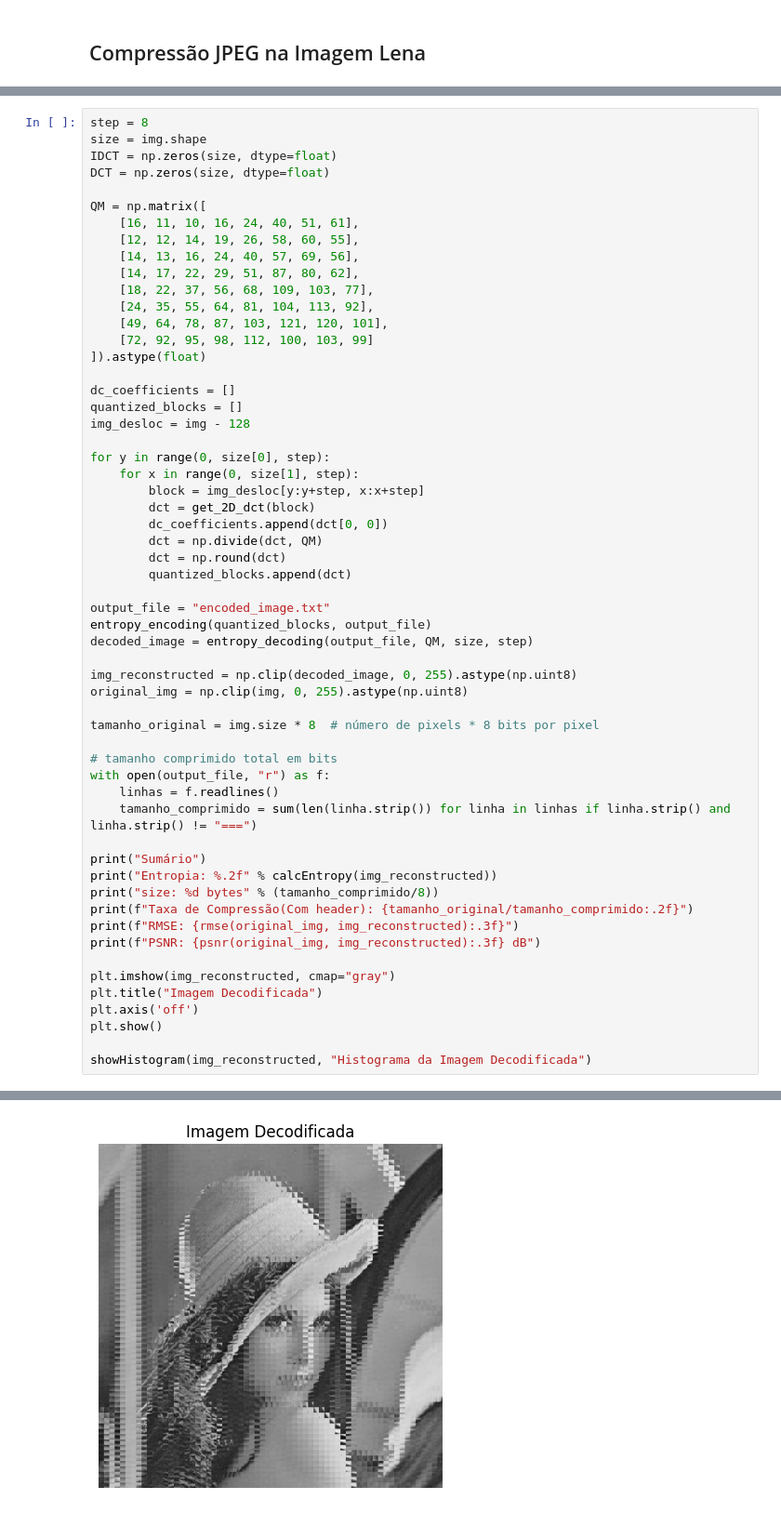
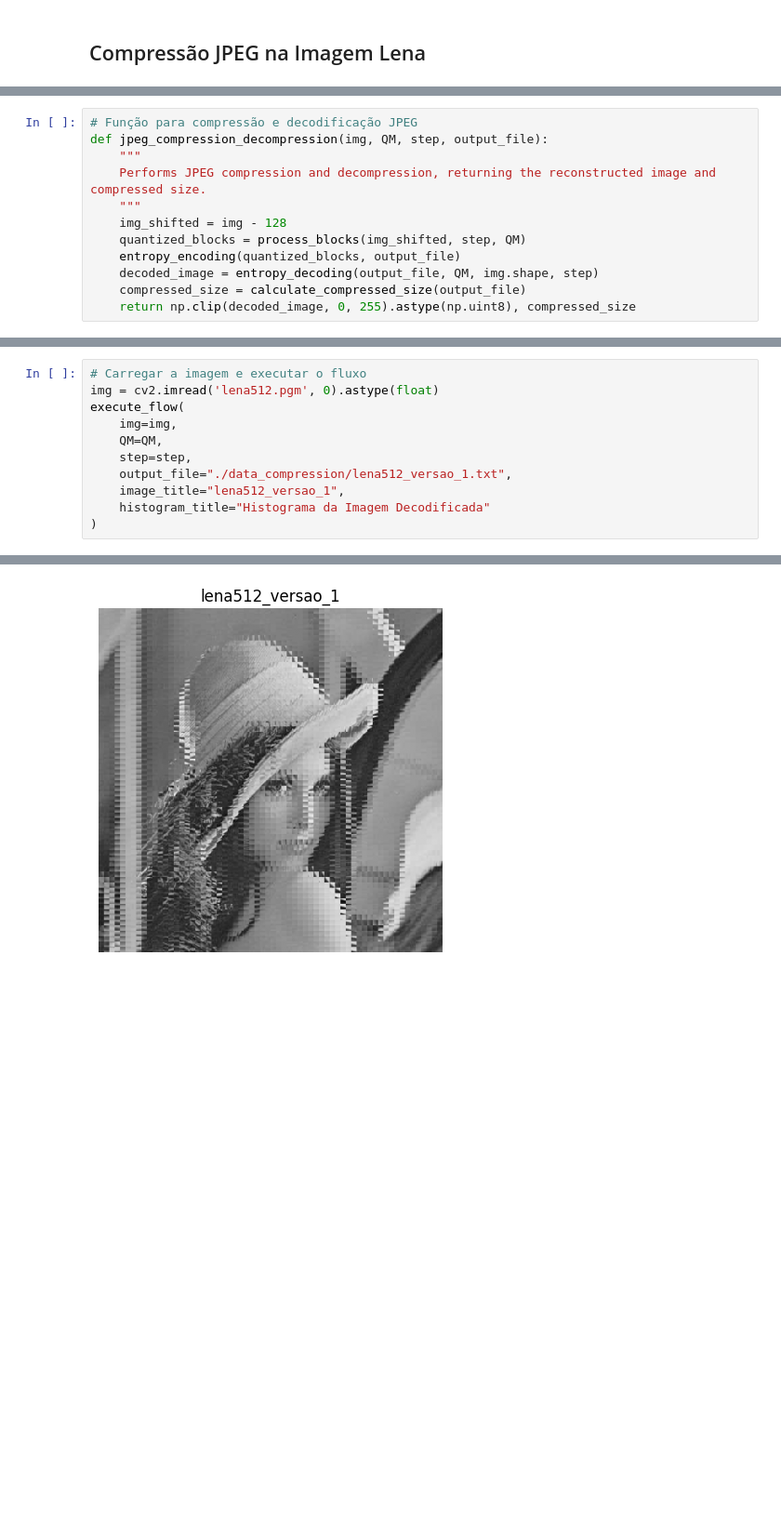
Before and after one commit to arthurqu18/icv-trabalho, a Jupyter notebook: notebook.ipynb, the cells around one changed output, grey strips where cells are left out. Shown at 93% size. Saved outputs shown, nothing was run; the diff lists cells and outputs as text; blank space fills up the shorter version.

Commit message:
Nova versão JPEG + aplicação de DEFLATE em vários estágios + algumas discussões

```diff
--- a/notebook.ipynb
+++ b/notebook.ipynb
@@ -180,0 +249,12 @@ Entropia original: 7.44
+# %%
+# Função para compressão e decodificação JPEG
+def jpeg_compression_decompression(img, QM, step, output_file):
+    """
+    Performs JPEG compression and decompression, returning the reconstructed image and compressed size.
+    """
+    img_shifted = img - 128
+    quantized_blocks = process_blocks(img_shifted, step, QM)
+    entropy_encoding(quantized_blocks, output_file)
+    decoded_image = entropy_decoding(output_file, QM, img.shape, step)
+    compressed_size = calculate_compressed_size(output_file)
+    return np.clip(decoded_image, 0, 255).astype(np.uint8), compressed_size
@@ -181,58 +295,12 @@ Entropia original: 7.44
 # %%
-step = 8
-size = img.shape
-IDCT = np.zeros(size, dtype=float)
-DCT = np.zeros(size, dtype=float)
-
-QM = np.matrix([
-    [16, 11, 10, 16, 24, 40, 51, 61],
-    [12, 12, 14, 19, 26, 58, 60, 55],
-    [14, 13, 16, 24, 40, 57, 69, 56],
-    [14, 17, 22, 29, 51, 87, 80, 62],
-    [18, 22, 37, 56, 68, 109, 103, 77],
-    [24, 35, 55, 64, 81, 104, 113, 92],
-    [49, 64, 78, 87, 103, 121, 120, 101],
-    [72, 92, 95, 98, 112, 100, 103, 99]
-]).astype(float)
-
-dc_coefficients = []
-quantized_blocks = []
-img_desloc = img - 128
-
-for y in range(0, size[0], step):
-    for x in range(0, size[1], step):
-        block = img_desloc[y:y+step, x:x+step]
-        dct = get_2D_dct(block)
-        dc_coefficients.append(dct[0, 0])
-        dct = np.divide(dct, QM)
-        dct = np.round(dct)
-        quantized_blocks.append(dct)
-
-output_file = "encoded_image.txt"
-entropy_encoding(quantized_blocks, output_file)
-decoded_image = entropy_decoding(output_file, QM, size, step)
-
-img_reconstructed = np.clip(decoded_image, 0, 255).astype(np.uint8)
-original_img = np.clip(img, 0, 255).astype(np.uint8)
-
-tamanho_original = img.size * 8  # número de pixels * 8 bits por pixel
-
-# tamanho comprimido total em bits
-with open(output_file, "r") as f:
-    linhas = f.readlines()
-    tamanho_comprimido = sum(len(linha.strip()) for linha in linhas if linha.strip() and linha.strip() != "===")
-
-print("Sumário")
-print("Entropia: %.2f" % calcEntropy(img_reconstructed))
-print("size: %d bytes" % (tamanho_comprimido/8))
-print(f"Taxa de Compressão(Com header): {tamanho_original/tamanho_comprimido:.2f}")
-print(f"RMSE: {rmse(original_img, img_reconstructed):.3f}")
-print(f"PSNR: {psnr(original_img, img_reconstructed):.3f} dB")
-
-plt.imshow(img_reconstructed, cmap="gray")
-plt.title("Imagem Decodificada")
-plt.axis('off')
-plt.show()
-
-showHistogram(img_reconstructed, "Histograma da Imagem Decodificada")
+# Carregar a imagem e executar o fluxo
+img = cv2.imread('lena512.pgm', 0).astype(float)
+execute_flow(
+    img=img,
+    QM=QM,
+    step=step,
+    output_file="./data_compression/lena512_versao_1.txt",
+    image_title="lena512_versao_1",
+    histogram_title="Histograma da Imagem Decodificada"
+)
 # %% [output]
@@ -243,4 +311,4 @@ Taxa de Compressão(Com header): 5.55
 RMSE: 6.888
 PSNR: 31.370 dB
-[figure, old version]
+[figure, new version]
 [figure]
```
Also changed, not shown: parts of 20 cells of this notebook, 10 other files.
